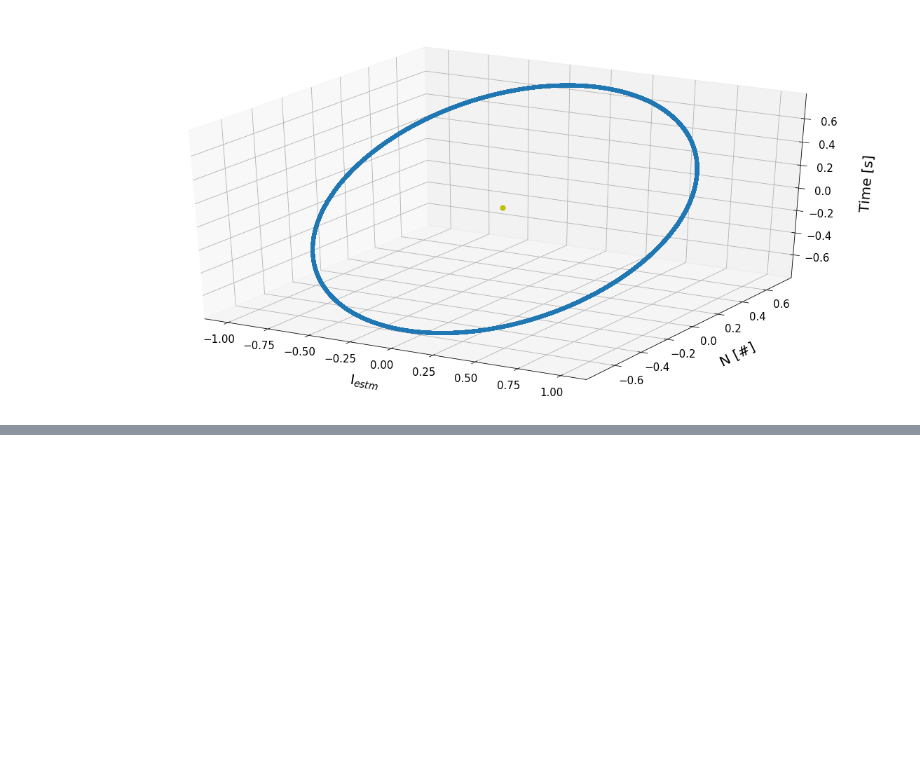
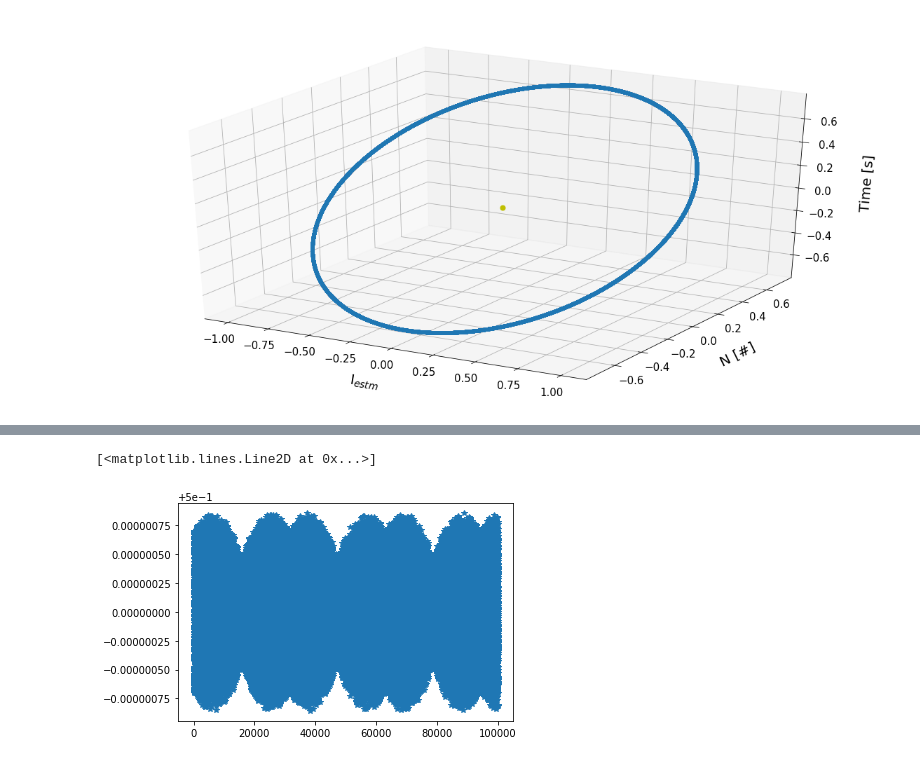
Before and after one commit to OlineRanum/FYS3150, a Jupyter notebook: Project_5/Results/5A.ipynb, the cells around one changed output, grey strips where cells are left out. Cells and saved outputs as stored; diff of their text form; code cells hidden in the pictures; blank space fills up the shorter version.

```diff
--- a/Project_5/Results/5A.ipynb
+++ b/Project_5/Results/5A.ipynb
@@ -71,0 +101,5 @@ plt.plot(x,y)
+# %%
+plt.plot(K, '*')
+# %% [output]
+[<matplotlib.lines.Line2D at 0x...>]
+[figure, added]
```
Also changed, not shown: parts of 8 cells of this notebook, 14 other files.
